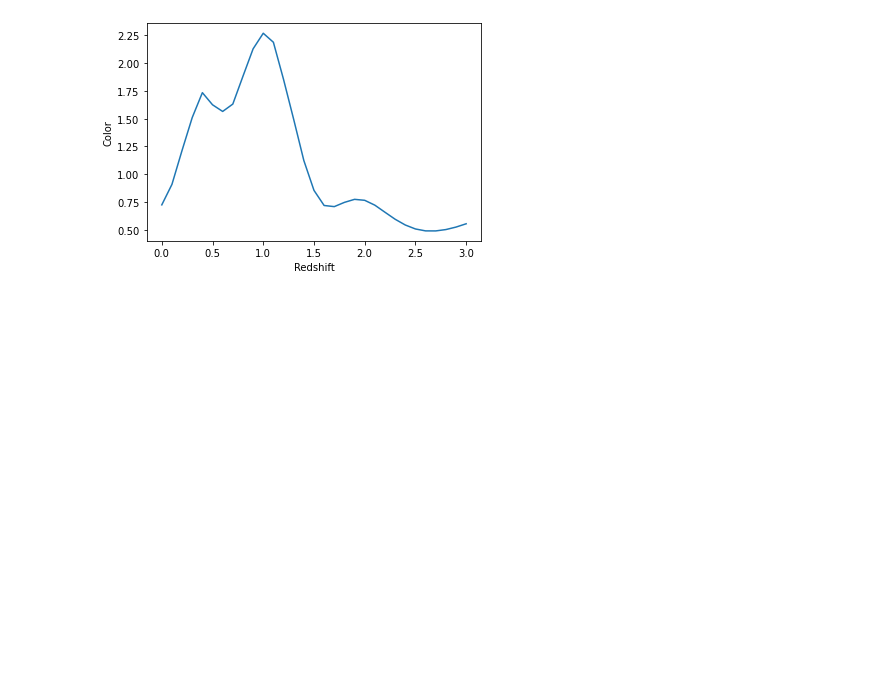
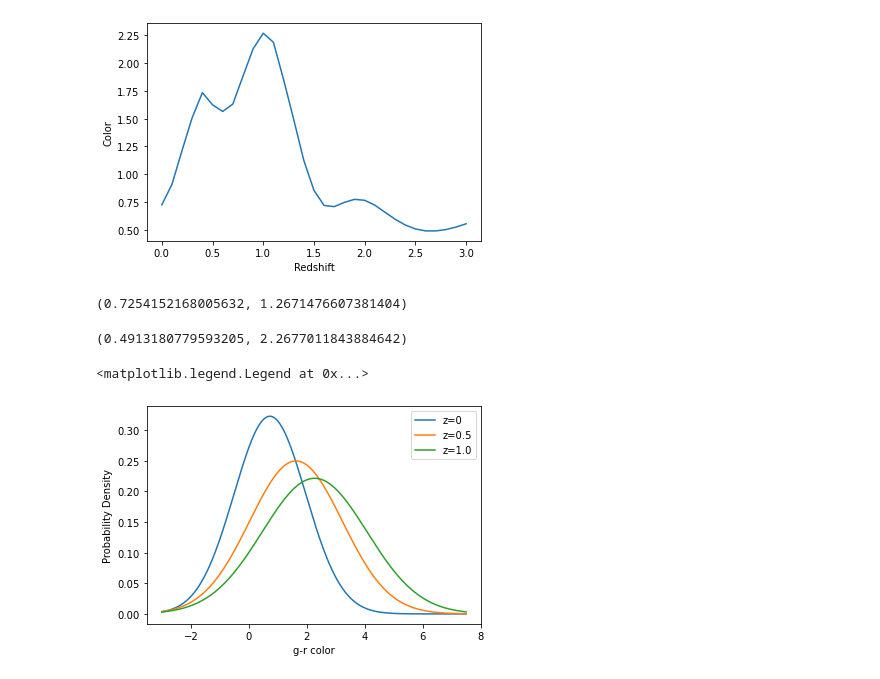
Before and after one commit to dirac-institute/uw-premap-2022-photoz, a Jupyter notebook: magnitudes.ipynb, the cells around one changed output. Saved outputs shown, nothing was run; the diff lists cells and outputs as text; code cells hidden in the pictures; blank space fills up the shorter version.

```diff
--- a/magnitudes.ipynb
+++ b/magnitudes.ipynb
@@ -253,7 +253,8 @@ gmr_error
 from copy import copy
 g_r = []
 g_r_err = []
-r = 20
+pdf_list = []
+r = 24.5
 for redshift in np.arange(0,3.1,0.1):
     sun_copy = copy(sun)
     sun_copy.redshiftSED(redshift)
@@ -264,10 +265,15 @@ for redshift in np.arange(0,3.1,0.1):
     for f in filterlist:
         mags[f] = sun_copy.calcMag(lsst[f])
         pd.DataFrame(mags, index=['Distant Sun']).T
+    gr_color = mags['g'] - mags['r']
+    gr_error = np.sqrt(mag_error_r**2 + mag_error_g**2)
+    pdf_list.append(norm(loc = gr_color, scale = gr_error))
     g_r.append(mags['g'] - mags['r'])
     mag_error_g, gamma = SignalToNoise.calcMagError_m5(mags['g'], lsst['g'], 23.803613 , PhotometricParameters())
     mag_error_r, gamma = SignalToNoise.calcMagError_m5(mags['r'], lsst['r'], 22.115278, PhotometricParameters())
     g_r_err.append(np.sqrt(mag_error_r**2 + mag_error_g**2))
 
+
+
 print(g_r, g_r_err)
 # %% [output]
@@ -284,0 +293,4 @@ Text(0, 0.5, 'Color')
+# %%
+g_r[0], g_r_err[0]
+# %% [output]
+(0.7254152168005632, 1.2671476607381404)
@@ -284,0 +301,16 @@ Text(0, 0.5, 'Color')
+# %%
+np.min(g_r), np.max(g_r)
+# %% [output]
+(0.4913180779593205, 2.2677011843884642)
+# %%
+color_range = np.arange(-4,8, 0.01)
+# %%
+plt.plot(color_range, pdf_list[0].pdf(color_range), label = 'z=0')
+plt.plot(color_range, pdf_list[5].pdf(color_range), label = 'z=0.5')
+plt.plot(color_range, pdf_list[10].pdf(color_range), label = 'z=1.0')
+plt.xlabel('g-r color')
+plt.ylabel('Probability Density')
+plt.legend()
+# %% [output]
+<matplotlib.legend.Legend at 0x...>
+[figure, added]
```
Also changed, not shown: parts of 10 cells of this notebook.
